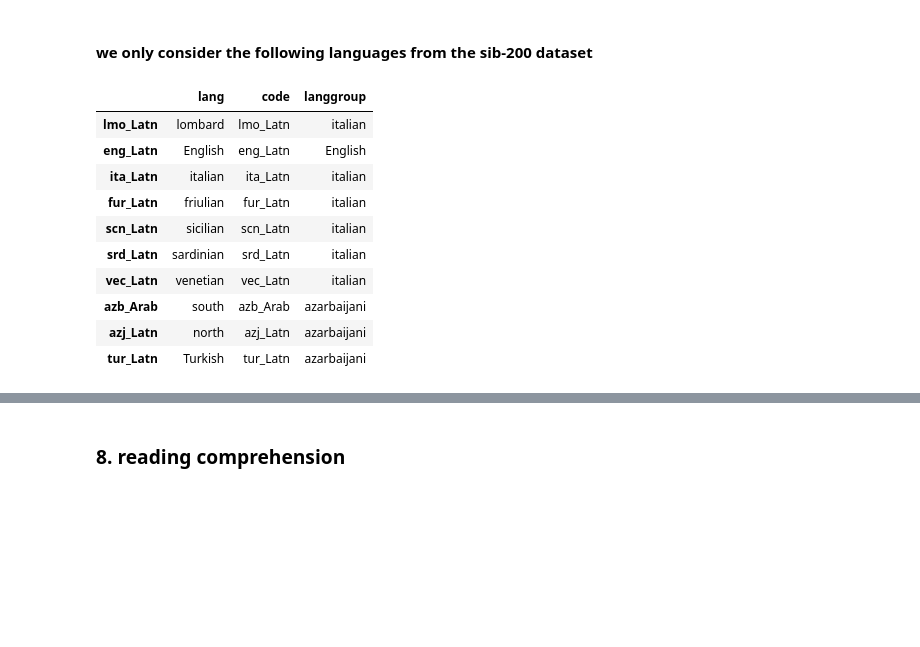
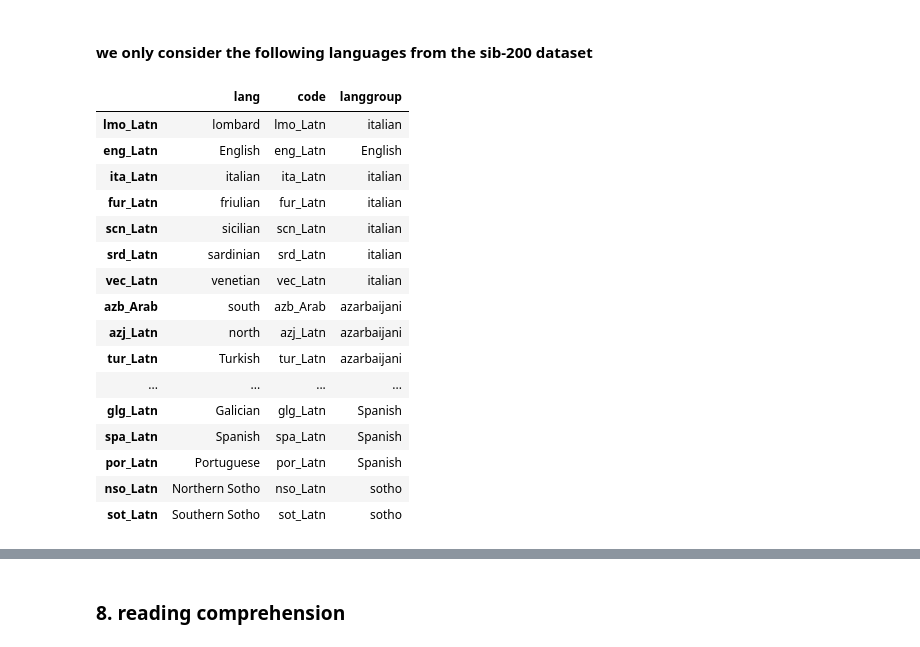
Before and after one commit to ffaisal93/DialectBench, a Jupyter notebook: explore_data.ipynb, the cells around one changed output, grey strips where cells are left out. Cells and saved outputs as stored; diff of their text form; code cells hidden in the pictures; blank space fills up the shorter version.

```diff
--- a/explore_data.ipynb
+++ b/explore_data.ipynb
@@ -353,17 +573,23 @@ metadata = json.load(f)
 f.close()
 # %%
 all_lang=pd.DataFrame(metadata).T
-all_lang.head(10)
+all_lang
 # %% [output]
 |  | lang | code | langgroup |
 | lmo_Latn | lombard | lmo_Latn | italian |
 | eng_Latn | English | eng_Latn | English |
 | ita_Latn | italian | ita_Latn | italian |
 | fur_Latn | friulian | fur_Latn | italian |
 | scn_Latn | sicilian | scn_Latn | italian |
 | srd_Latn | sardinian | srd_Latn | italian |
 | vec_Latn | venetian | vec_Latn | italian |
 | azb_Arab | south | azb_Arab | azarbaijani |
 | azj_Latn | north | azj_Latn | azarbaijani |
 | tur_Latn | Turkish | tur_Latn | azarbaijani |
+| ... | ... | ... | ... |
+| glg_Latn | Galician | glg_Latn | Spanish |
+| spa_Latn | Spanish | spa_Latn | Spanish |
+| por_Latn | Portuguese | por_Latn | Spanish |
+| nso_Latn | Northern Sotho | nso_Latn | sotho |
+| sot_Latn | Southern Sotho | sot_Latn | sotho |
 # %%
```
Also changed, not shown: parts of 25 cells of this notebook, 1 other file.
